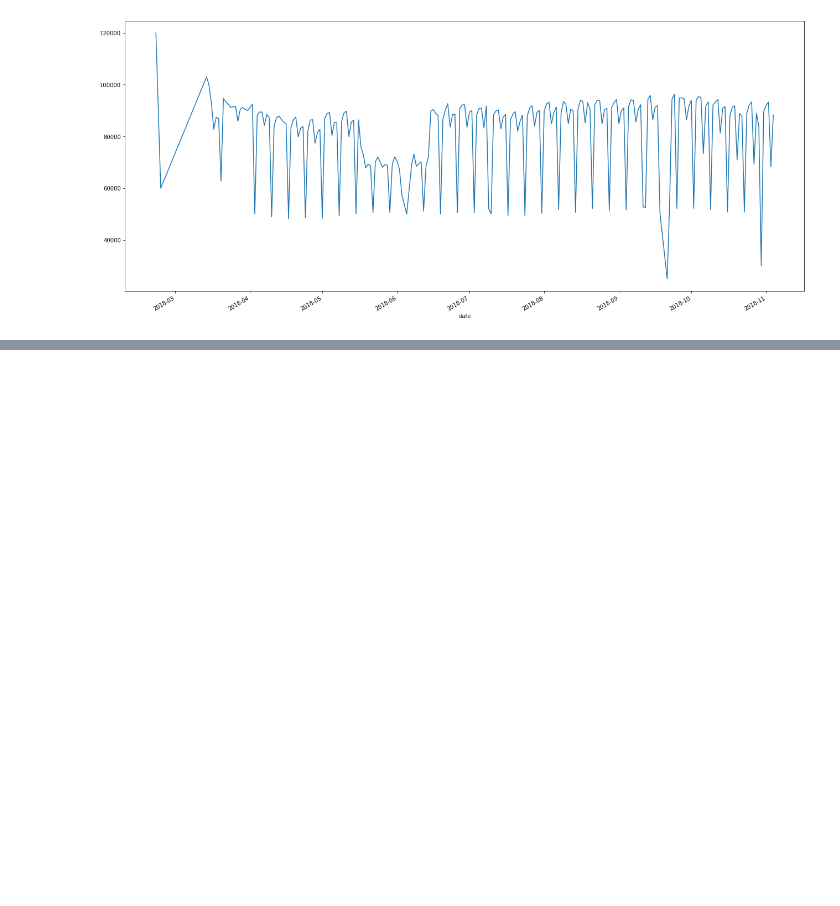
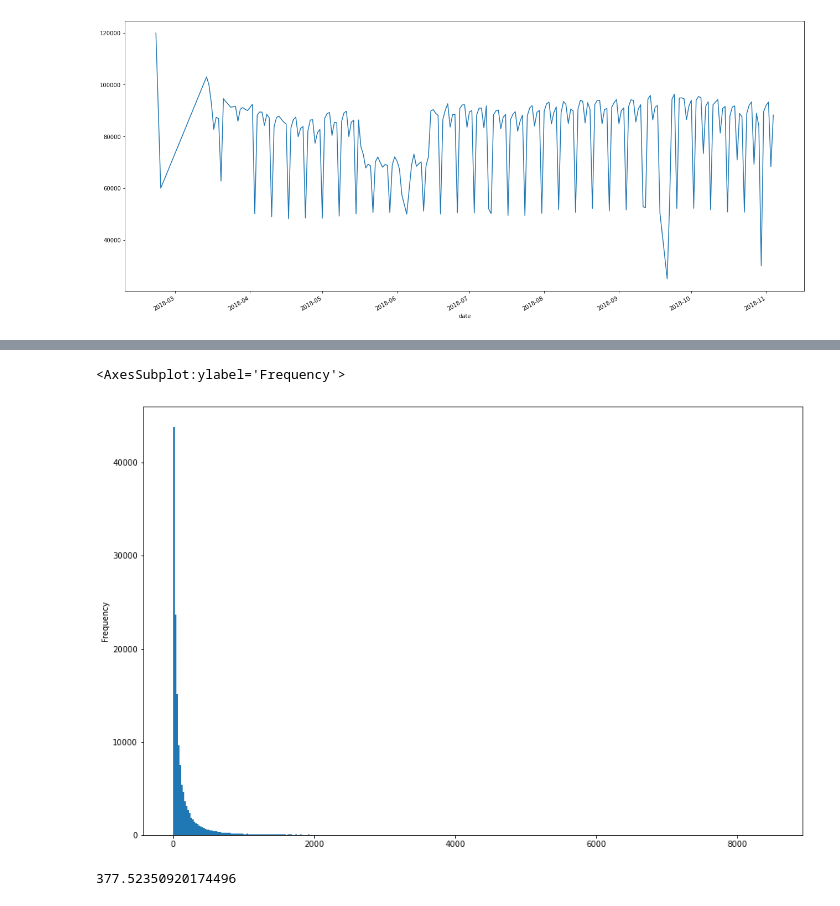
Before and after one commit to marcosandre3392/analise-de-series-temporais, a Jupyter notebook: series_temporais_projeto_1.ipynb, the cells around one changed output, grey strips where cells are left out. Drawn from its saved outputs; the diff is of its cells as text; code cells hidden in the pictures; blank space fills up the shorter version.

```diff
--- a/series_temporais_projeto_1.ipynb
+++ b/series_temporais_projeto_1.ipynb
@@ -126,0 +159,5 @@ data_of_prices.groupby('date')['ticket_price'].mean().plot()
+# %%
+data_of_prices['tickets_sold'].plot.hist(bins = 378,figsize=(15,10))
+# %% [output]
+<AxesSubplot:ylabel='Frequency'>
+[figure, added]
@@ -126,0 +170,4 @@ data_of_prices.groupby('date')['ticket_price'].mean().plot()
+# %%
+interval_number
+# %% [output]
+377.52350920174496
```
Also changed, not shown: parts of 15 cells of this notebook.
